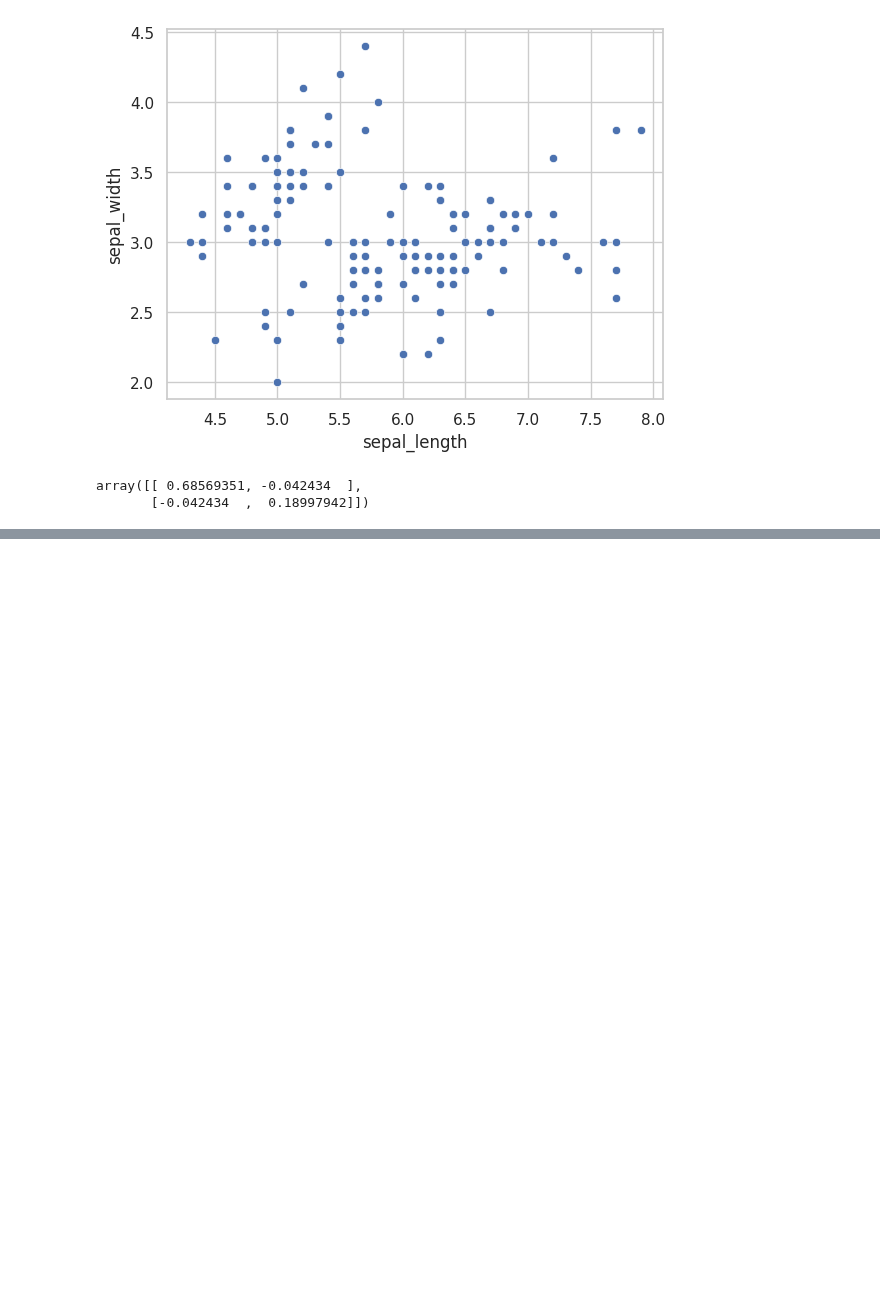
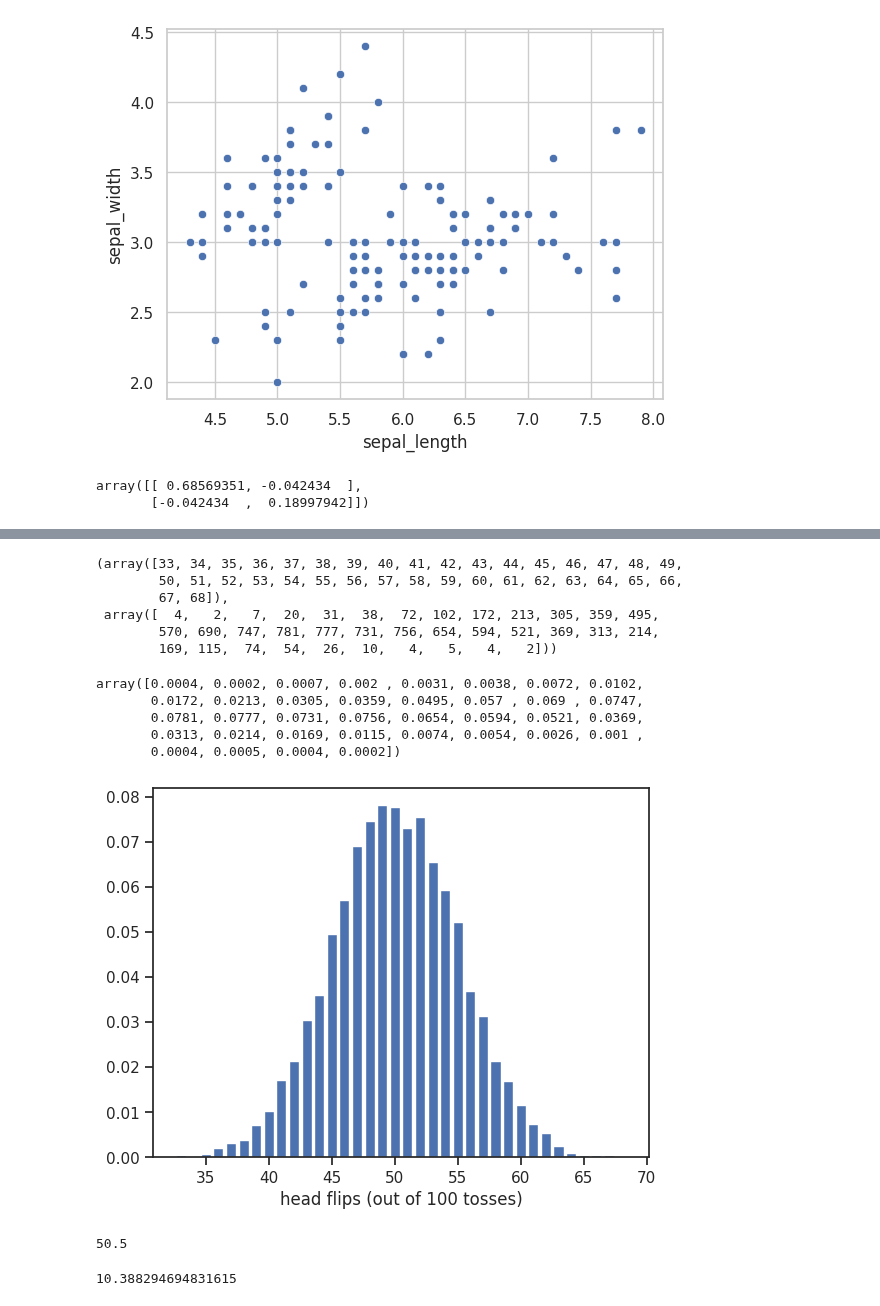
Before and after one commit to fakhar-iqbal/Machine_Learning_Fundamentals, a Jupyter notebook: Probability.ipynb, the cells around one changed output, grey strips where cells are left out. Drawn from its saved outputs; the diff is of its cells as text; code cells hidden in the pictures; blank space fills up the shorter version.

```diff
--- a/Probability.ipynb
+++ b/Probability.ipynb
@@ -456,0 +542,4 @@ array([[ 0.68569351, -0.042434  ],
+# %%
+n_exp = 10000
+heads_count = [np.random.binomial(100,0.5) for i in range(n_exp)]
+heads_count
@@ -456,0 +564,32 @@ array([[ 0.68569351, -0.042434  ],
+# %%
+heads, event_count = np.unique(heads_count,return_counts=True)
+heads,event_count
+# %% [output]
+(array([33, 34, 35, 36, 37, 38, 39, 40, 41, 42, 43, 44, 45, 46, 47, 48, 49,
+        50, 51, 52, 53, 54, 55, 56, 57, 58, 59, 60, 61, 62, 63, 64, 65, 66,
+        67, 68]),
+ array([  4,   2,   7,  20,  31,  38,  72, 102, 172, 213, 305, 359, 495,
+        570, 690, 747, 781, 777, 731, 756, 654, 594, 521, 369, 313, 214,
+        169, 115,  74,  54,  26,  10,   4,   5,   4,   2]))
+# %%
+event_probab = event_count/n_exp
+event_probab
+# %% [output]
+array([0.0004, 0.0002, 0.0007, 0.002 , 0.0031, 0.0038, 0.0072, 0.0102,
+       0.0172, 0.0213, 0.0305, 0.0359, 0.0495, 0.057 , 0.069 , 0.0747,
+       0.0781, 0.0777, 0.0731, 0.0756, 0.0654, 0.0594, 0.0521, 0.0369,
+       0.0313, 0.0214, 0.0169, 0.0115, 0.0074, 0.0054, 0.0026, 0.001 ,
+       0.0004, 0.0005, 0.0004, 0.0002])
+# %%
+plt.bar(heads,event_probab)
+_ = plt.xlabel("head flips (out of 100 tosses)")
+# %% [output]
+[figure, added]
+# %%
+np.mean(heads)
+# %% [output]
+50.5
+# %%
+np.std(heads)
+# %% [output]
+10.388294694831615
```
Also changed, not shown: parts of 26 cells of this notebook.
